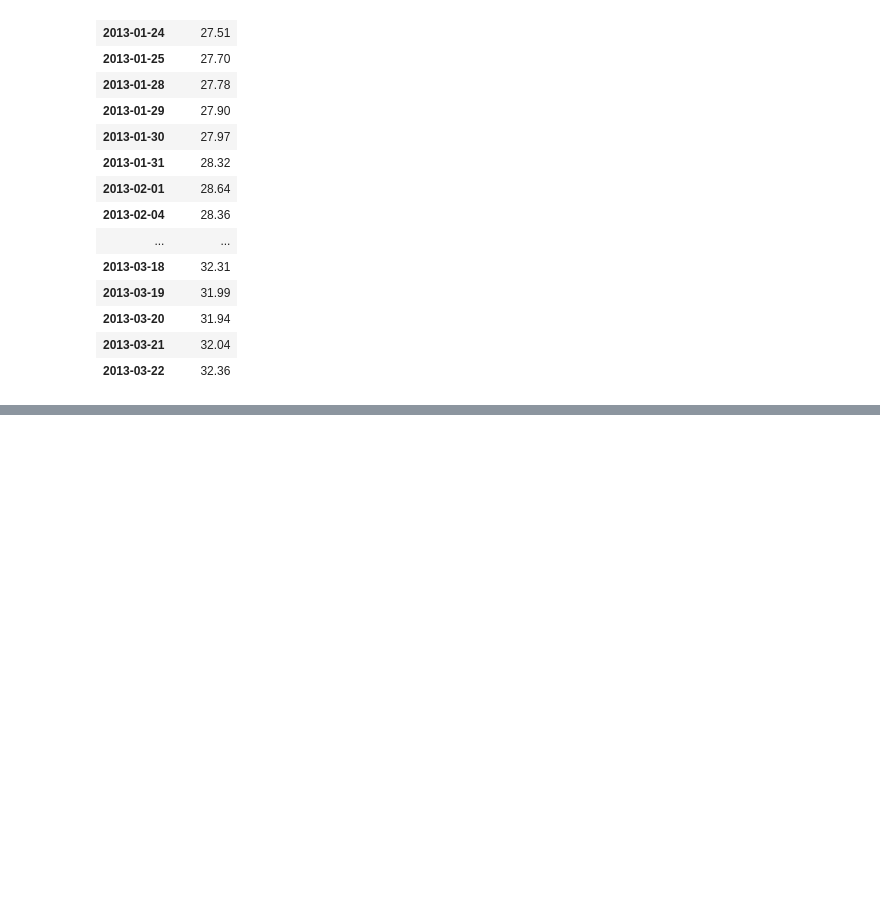
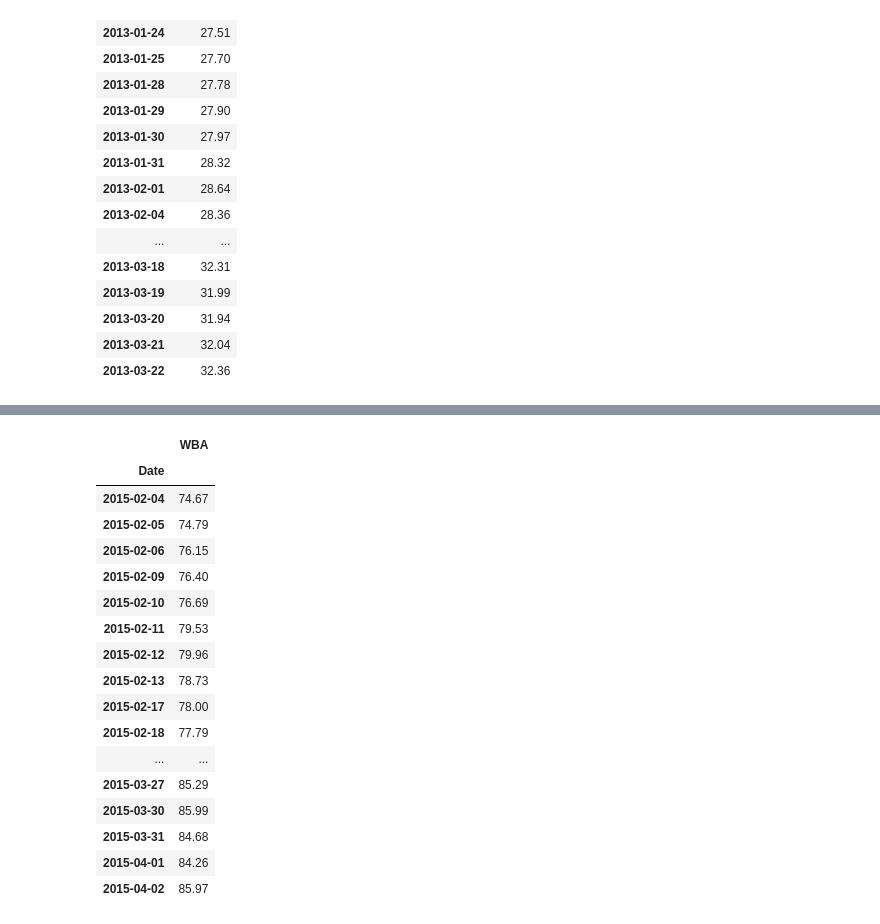
Before and after one commit to chaka37/Project1, a Jupyter notebook: notebooks/liam.ipynb, the cells around one changed output, grey strips where cells are left out. Drawn from its saved outputs; the diff is of its cells as text; code cells hidden in the pictures; blank space fills up the shorter version.

```diff
--- a/notebooks/liam.ipynb
+++ b/notebooks/liam.ipynb
@@ -387,0 +394,24 @@ breach_1_compare
+# %%
+breach_2_months = wba_stock_data[(wba_stock_data['Date'] > '2015-02-03') & (wba_stock_data['Date'] <= '2015-04-05')]
+breach_2_months.set_index("Date", inplace=True)
+breach_2_months = breach_2_months.rename(columns={"Close":"WBA"})
+breach_2_months
+# %% [output]
+|  | WBA |
+| Date |  |
+| 2015-02-04 | 74.67 |
+| 2015-02-05 | 74.79 |
+| 2015-02-06 | 76.15 |
+| 2015-02-09 | 76.40 |
+| 2015-02-10 | 76.69 |
+| 2015-02-11 | 79.53 |
+| 2015-02-12 | 79.96 |
+| 2015-02-13 | 78.73 |
+| 2015-02-17 | 78.00 |
+| 2015-02-18 | 77.79 |
+| ... | ... |
+| 2015-03-27 | 85.29 |
+| 2015-03-30 | 85.99 |
+| 2015-03-31 | 84.68 |
+| 2015-04-01 | 84.26 |
+| 2015-04-02 | 85.97 |
```
Also changed, not shown: parts of 10 cells of this notebook, 4 other files.
